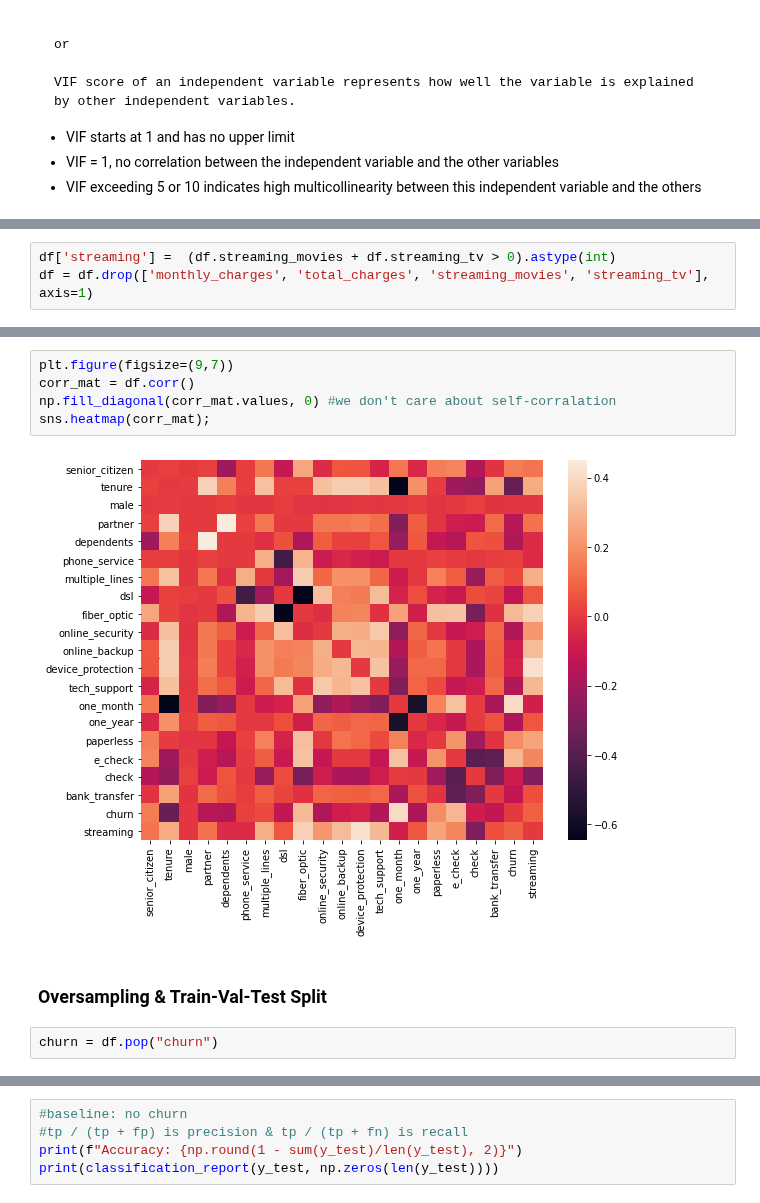
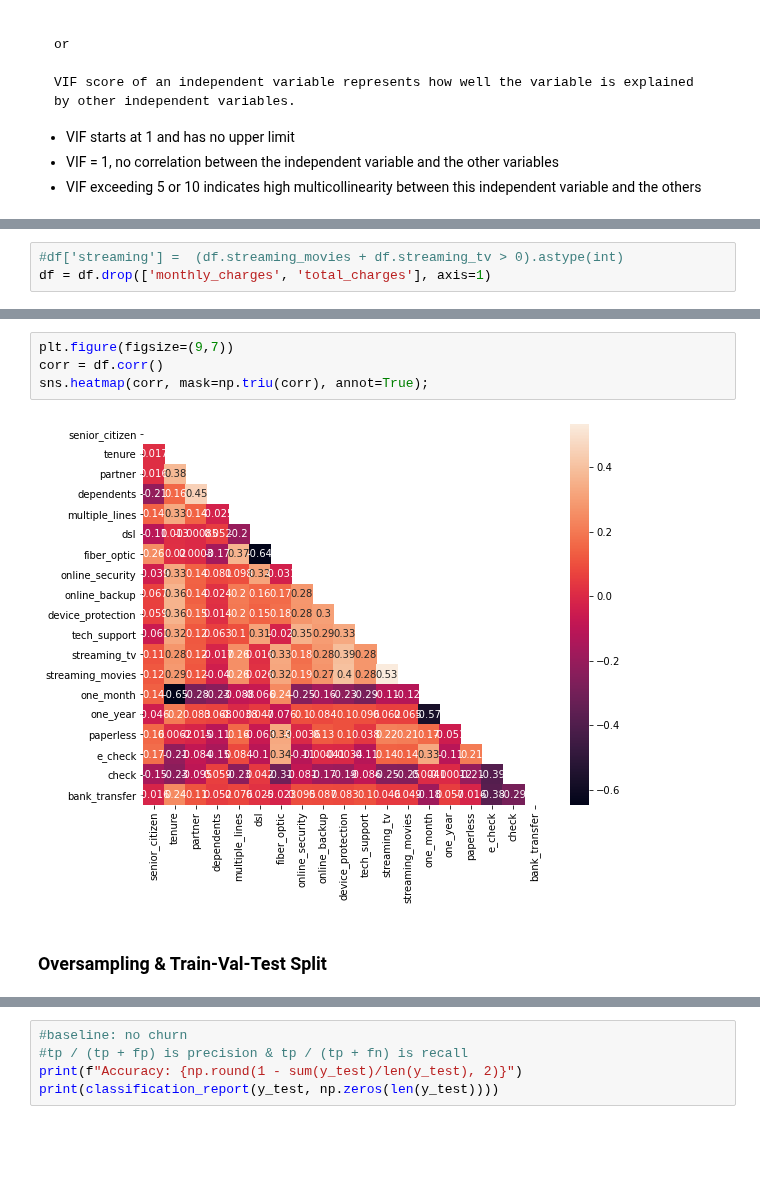
Before and after one commit to konstanzer/reducing_churn, a Jupyter notebook: notebooks/modeling.ipynb, the cells around one changed output, grey strips where cells are left out. Cells and saved outputs as stored; diff of their text form; blank space fills up the shorter version.

```diff
--- a/notebooks/modeling.ipynb
+++ b/notebooks/modeling.ipynb
@@ -117,6 +118,6 @@ calc_vif(df.iloc[:,1:])
 # %%
-df['streaming'] =  (df.streaming_movies + df.streaming_tv > 0).astype(int)
-df = df.drop(['monthly_charges', 'total_charges', 'streaming_movies', 'streaming_tv'], axis=1)
+#df['streaming'] =  (df.streaming_movies + df.streaming_tv > 0).astype(int)
+df = df.drop(['monthly_charges', 'total_charges'], axis=1)
 # %%
 calc_vif(df.iloc[:,1:])
 # %% [output]
@@ -140,12 +141,9 @@ calc_vif(df.iloc[:,1:])
 # %%
 plt.figure(figsize=(9,7))
-corr_mat = df.corr()
-np.fill_diagonal(corr_mat.values, 0) #we don't care about self-corralation
-sns.heatmap(corr_mat);
+corr = df.corr()
+sns.heatmap(corr, mask=np.triu(corr), annot=True);
 # %% [output]
-[figure, old version]
+[figure, new version]
 # %% [markdown]
 ### Oversampling & Train-Val-Test Split
-# %%
-churn = df.pop("churn")
 # %%
```
Also changed, not shown: parts of 33 cells of this notebook, 13 other files.
